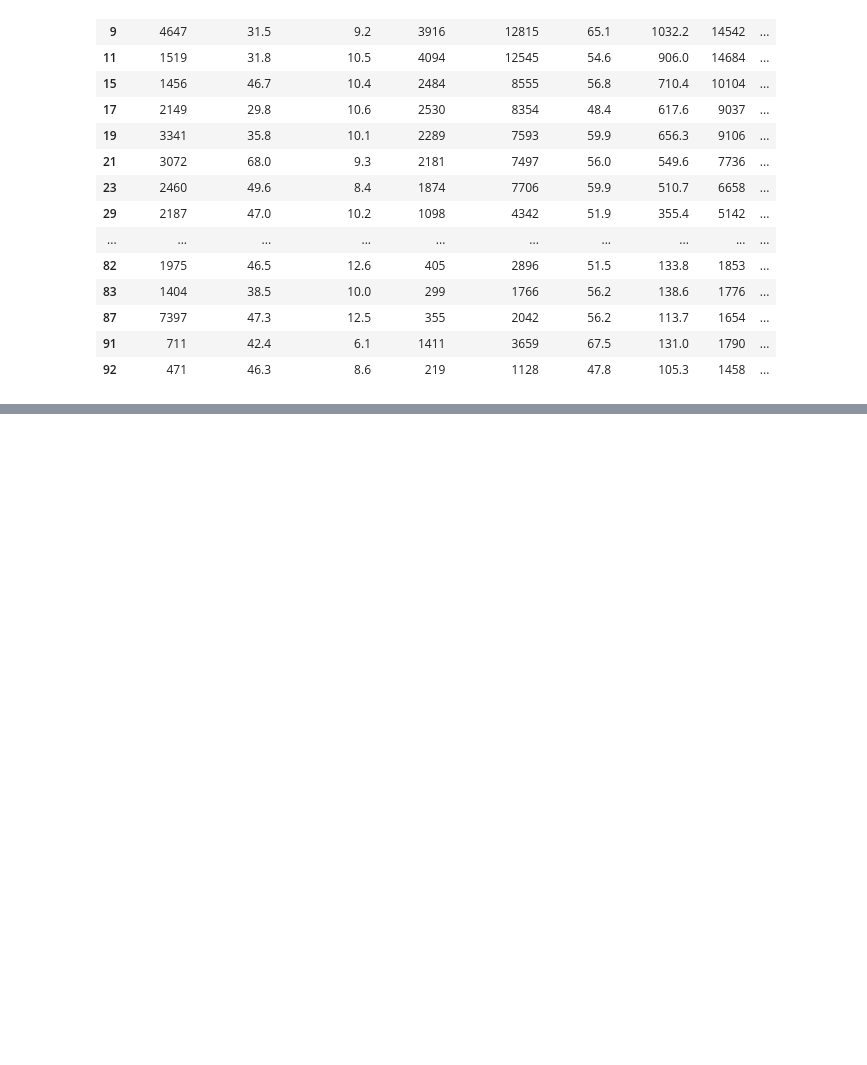
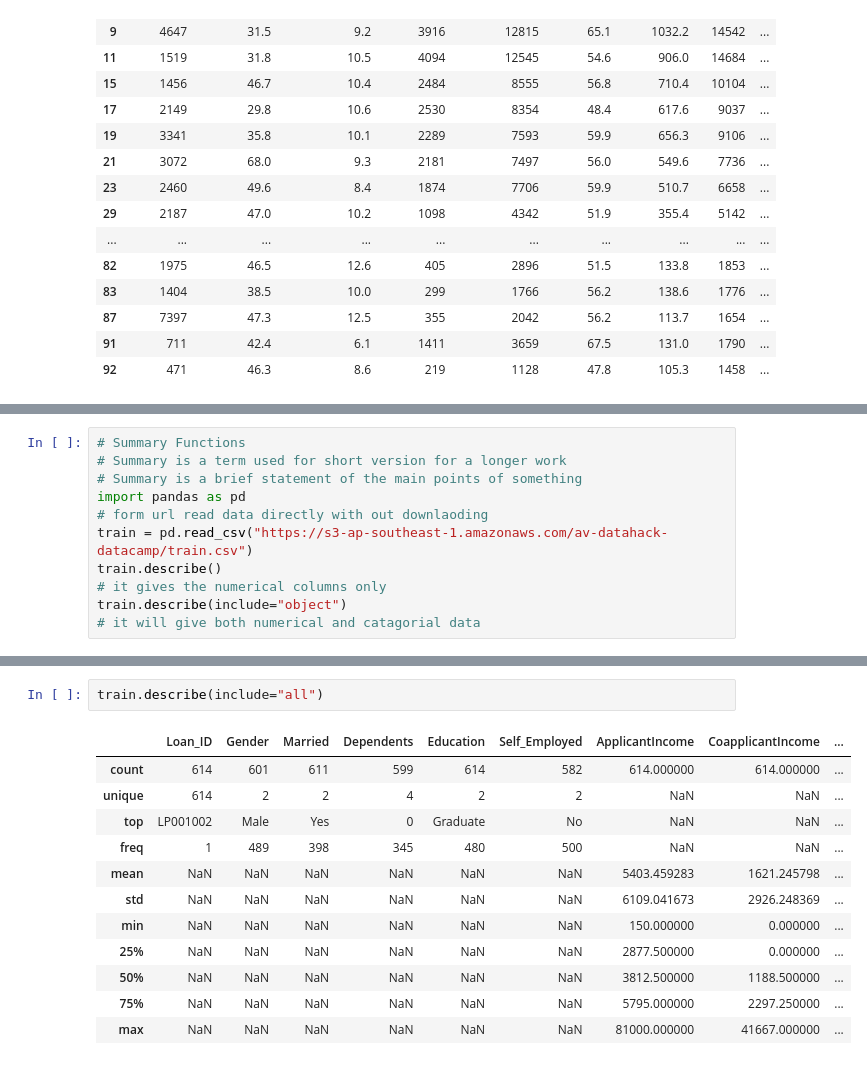
Before and after one commit to bhuvanlekkala/5-week-Data-Science-Bootcamp, a Jupyter notebook: Week_1_.ipynb, the cells around one changed output, grey strips where cells are left out. Cells and saved outputs as stored; diff of their text form; blank space fills up the shorter version.

```diff
--- a/Week_1_.ipynb
+++ b/Week_1_.ipynb
@@ -367,0 +366,11 @@ sample_data1
+# %%
+# Summary Functions
+# Summary is a term used for short version for a longer work
+# Summary is a brief statement of the main points of something
+import pandas as pd
+# form url read data directly with out downlaoding
+train = pd.read_csv("https://s3-ap-southeast-1.amazonaws.com/av-datahack-datacamp/train.csv")
+train.describe()
+# it gives the numerical columns only
+train.describe(include="object")
+# it will give both numerical and catagorial data
@@ -367,0 +383,15 @@ sample_data1
+# %%
+train.describe(include="all")
+# %% [output]
+|  | Loan_ID | Gender | Married | Dependents | Education | Self_Employed | ApplicantIncome | CoapplicantIncome | ... |
+| count | 614 | 601 | 611 | 599 | 614 | 582 | 614.000000 | 614.000000 | ... |
+| unique | 614 | 2 | 2 | 4 | 2 | 2 | NaN | NaN | ... |
+| top | LP001002 | Male | Yes | 0 | Graduate | No | NaN | NaN | ... |
+| freq | 1 | 489 | 398 | 345 | 480 | 500 | NaN | NaN | ... |
+| mean | NaN | NaN | NaN | NaN | NaN | NaN | 5403.459283 | 1621.245798 | ... |
+| std | NaN | NaN | NaN | NaN | NaN | NaN | 6109.041673 | 2926.248369 | ... |
+| min | NaN | NaN | NaN | NaN | NaN | NaN | 150.000000 | 0.000000 | ... |
+| 25% | NaN | NaN | NaN | NaN | NaN | NaN | 2877.500000 | 0.000000 | ... |
+| 50% | NaN | NaN | NaN | NaN | NaN | NaN | 3812.500000 | 1188.500000 | ... |
+| 75% | NaN | NaN | NaN | NaN | NaN | NaN | 5795.000000 | 2297.250000 | ... |
+| max | NaN | NaN | NaN | NaN | NaN | NaN | 81000.000000 | 41667.000000 | ... |
```
Also changed, not shown: parts of 8 cells of this notebook.
